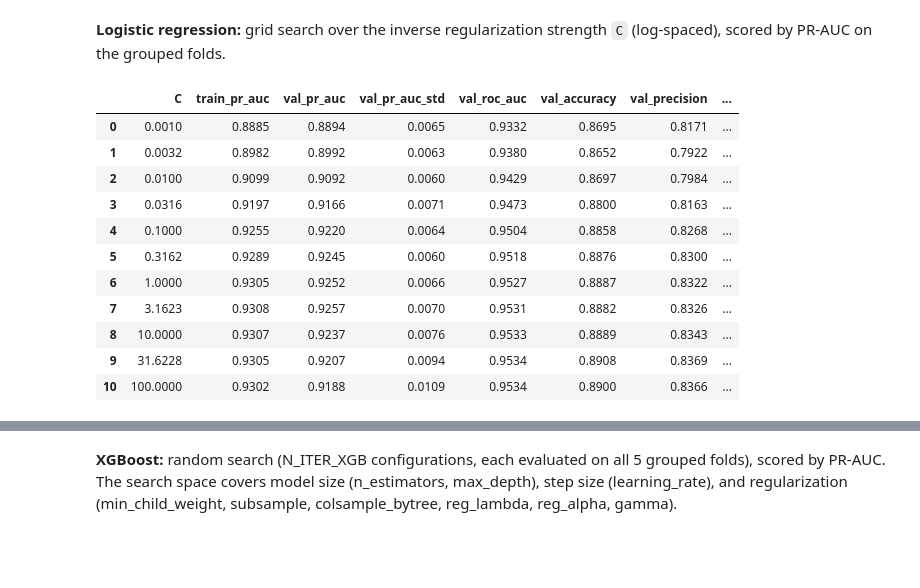
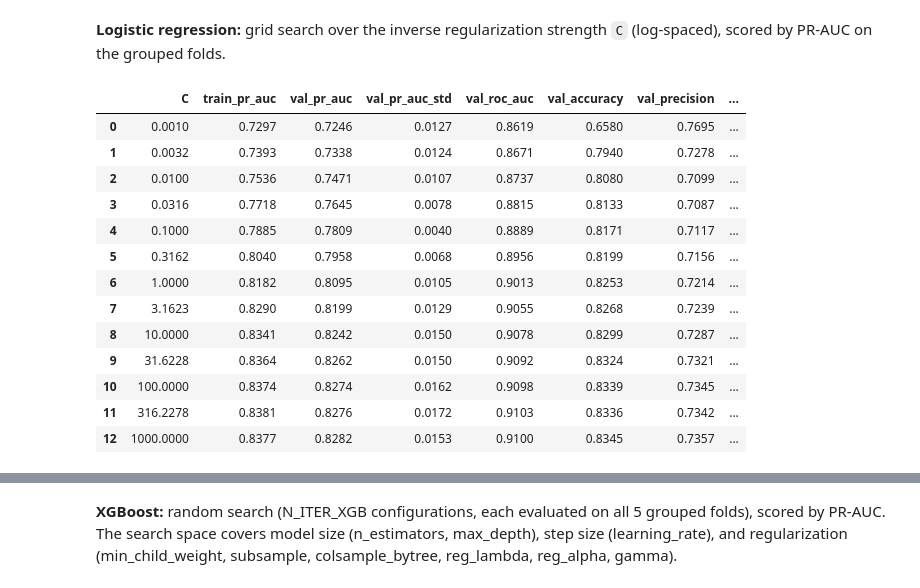
Before and after one commit to lenamadi103/kepler-exoplanet-ml, a Jupyter notebook: kepler_project.ipynb, the cells around one changed output, grey strips where cells are left out. Saved outputs shown, nothing was run; the diff lists cells and outputs as text; code cells hidden in the pictures; blank space fills up the shorter version.

Commit message:
Restore cumulative KOI dataset and finalize project

```diff
--- a/kepler_project.ipynb
+++ b/kepler_project.ipynb
@@ -13,7 +13,7 @@ import pandas as pd
 import numpy as np
 
 # Load the dataset from the data folder
-df_raw = pd.read_csv('data/D25table.csv', comment='#')
+df_raw = pd.read_csv('data/cumulative.csv', comment='#')
 
 #dimensions (Rows and Columns)
 print(f"Dataset Shape: {df_raw.shape}")
@@ -714,7 +622,7 @@ def make_mlp_pipeline():
 # %% [markdown]
 **Logistic regression:** grid search over the inverse regularization strength `C` (log-spaced), scored by PR-AUC on the grouped folds.
 # %%
-C_GRID = np.logspace(-3, 2, 11)
+C_GRID = np.logspace(-3, 3, 13)
 
 scoring = {
     "pr_auc": auc_pr_scorer,
@@ -735,41 +643,43 @@ lr_search = GridSearchCV(
     return_train_score=True
 )
 
 lr_search.fit(X_train, y_train)
 
 lr_grid = pd.DataFrame({
     "C": C_GRID,
     "train_pr_auc": lr_search.cv_results_["mean_train_pr_auc"],
     "val_pr_auc": lr_search.cv_results_["mean_test_pr_auc"],
     "val_pr_auc_std": lr_search.cv_results_["std_test_pr_auc"],
     "val_roc_auc": lr_search.cv_results_["mean_test_roc_auc"],
     "val_accuracy": lr_search.cv_results_["mean_test_accuracy"],
     "val_precision": lr_search.cv_results_["mean_test_precision"],
     "val_recall": lr_search.cv_results_["mean_test_recall"],
     "val_f1": lr_search.cv_results_["mean_test_f1"]
 }).round(4)
 
 display(lr_grid)
 
 #Select C with the highest mean cv PR-AUC
 lr_best = {
     "model__C": float(lr_search.best_params_["model__C"])
 }
 
 print("Best logistic regression params(the one with the highest PR_AUC mean):", lr_best)
 
 if lr_best["model__C"] in (C_GRID.min(), C_GRID.max()):
     print("WARNING: chosen C is at the edge of the grid; consider extending C_GRID.")
 # %% [output]
 |  | C | train_pr_auc | val_pr_auc | val_pr_auc_std | val_roc_auc | val_accuracy | val_precision | ... |
-| 0 | 0.0010 | 0.8885 | 0.8894 | 0.0065 | 0.9332 | 0.8695 | 0.8171 | ... |
-| 1 | 0.0032 | 0.8982 | 0.8992 | 0.0063 | 0.9380 | 0.8652 | 0.7922 | ... |
-| 2 | 0.0100 | 0.9099 | 0.9092 | 0.0060 | 0.9429 | 0.8697 | 0.7984 | ... |
-| 3 | 0.0316 | 0.9197 | 0.9166 | 0.0071 | 0.9473 | 0.8800 | 0.8163 | ... |
-| 4 | 0.1000 | 0.9255 | 0.9220 | 0.0064 | 0.9504 | 0.8858 | 0.8268 | ... |
-| 5 | 0.3162 | 0.9289 | 0.9245 | 0.0060 | 0.9518 | 0.8876 | 0.8300 | ... |
-| 6 | 1.0000 | 0.9305 | 0.9252 | 0.0066 | 0.9527 | 0.8887 | 0.8322 | ... |
-| 7 | 3.1623 | 0.9308 | 0.9257 | 0.0070 | 0.9531 | 0.8882 | 0.8326 | ... |
-| 8 | 10.0000 | 0.9307 | 0.9237 | 0.0076 | 0.9533 | 0.8889 | 0.8343 | ... |
-| 9 | 31.6228 | 0.9305 | 0.9207 | 0.0094 | 0.9534 | 0.8908 | 0.8369 | ... |
-| 10 | 100.0000 | 0.9302 | 0.9188 | 0.0109 | 0.9534 | 0.8900 | 0.8366 | ... |
+| 0 | 0.0010 | 0.7297 | 0.7246 | 0.0127 | 0.8619 | 0.6580 | 0.7695 | ... |
+| 1 | 0.0032 | 0.7393 | 0.7338 | 0.0124 | 0.8671 | 0.7940 | 0.7278 | ... |
+| 2 | 0.0100 | 0.7536 | 0.7471 | 0.0107 | 0.8737 | 0.8080 | 0.7099 | ... |
+| 3 | 0.0316 | 0.7718 | 0.7645 | 0.0078 | 0.8815 | 0.8133 | 0.7087 | ... |
+| 4 | 0.1000 | 0.7885 | 0.7809 | 0.0040 | 0.8889 | 0.8171 | 0.7117 | ... |
+| 5 | 0.3162 | 0.8040 | 0.7958 | 0.0068 | 0.8956 | 0.8199 | 0.7156 | ... |
+| 6 | 1.0000 | 0.8182 | 0.8095 | 0.0105 | 0.9013 | 0.8253 | 0.7214 | ... |
+| 7 | 3.1623 | 0.8290 | 0.8199 | 0.0129 | 0.9055 | 0.8268 | 0.7239 | ... |
+| 8 | 10.0000 | 0.8341 | 0.8242 | 0.0150 | 0.9078 | 0.8299 | 0.7287 | ... |
+| 9 | 31.6228 | 0.8364 | 0.8262 | 0.0150 | 0.9092 | 0.8324 | 0.7321 | ... |
+| 10 | 100.0000 | 0.8374 | 0.8274 | 0.0162 | 0.9098 | 0.8339 | 0.7345 | ... |
+| 11 | 316.2278 | 0.8381 | 0.8276 | 0.0172 | 0.9103 | 0.8336 | 0.7342 | ... |
+| 12 | 1000.0000 | 0.8377 | 0.8282 | 0.0153 | 0.9100 | 0.8345 | 0.7357 | ... |
```
Also changed, not shown: parts of 37 cells of this notebook, 3 other files.
